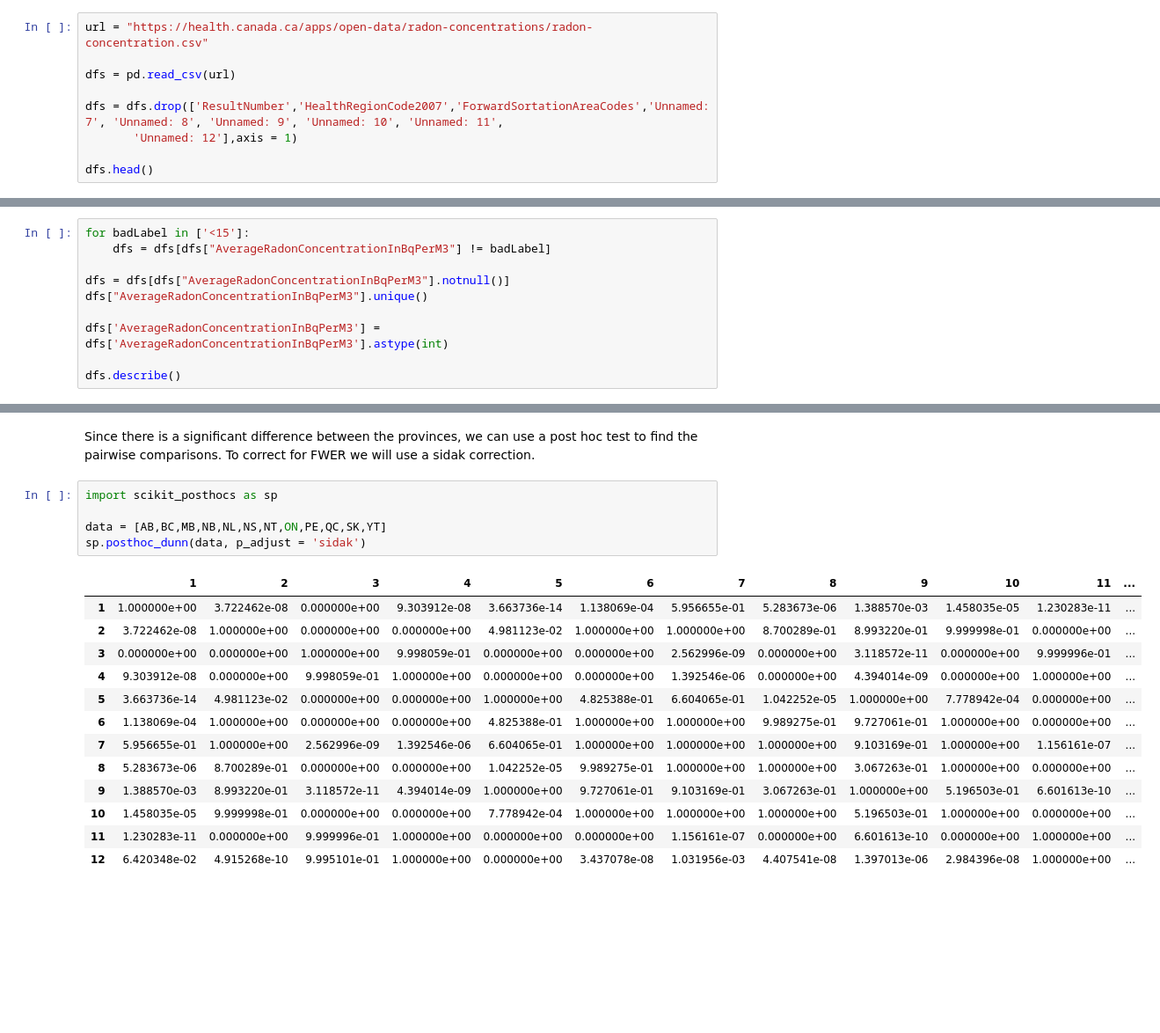
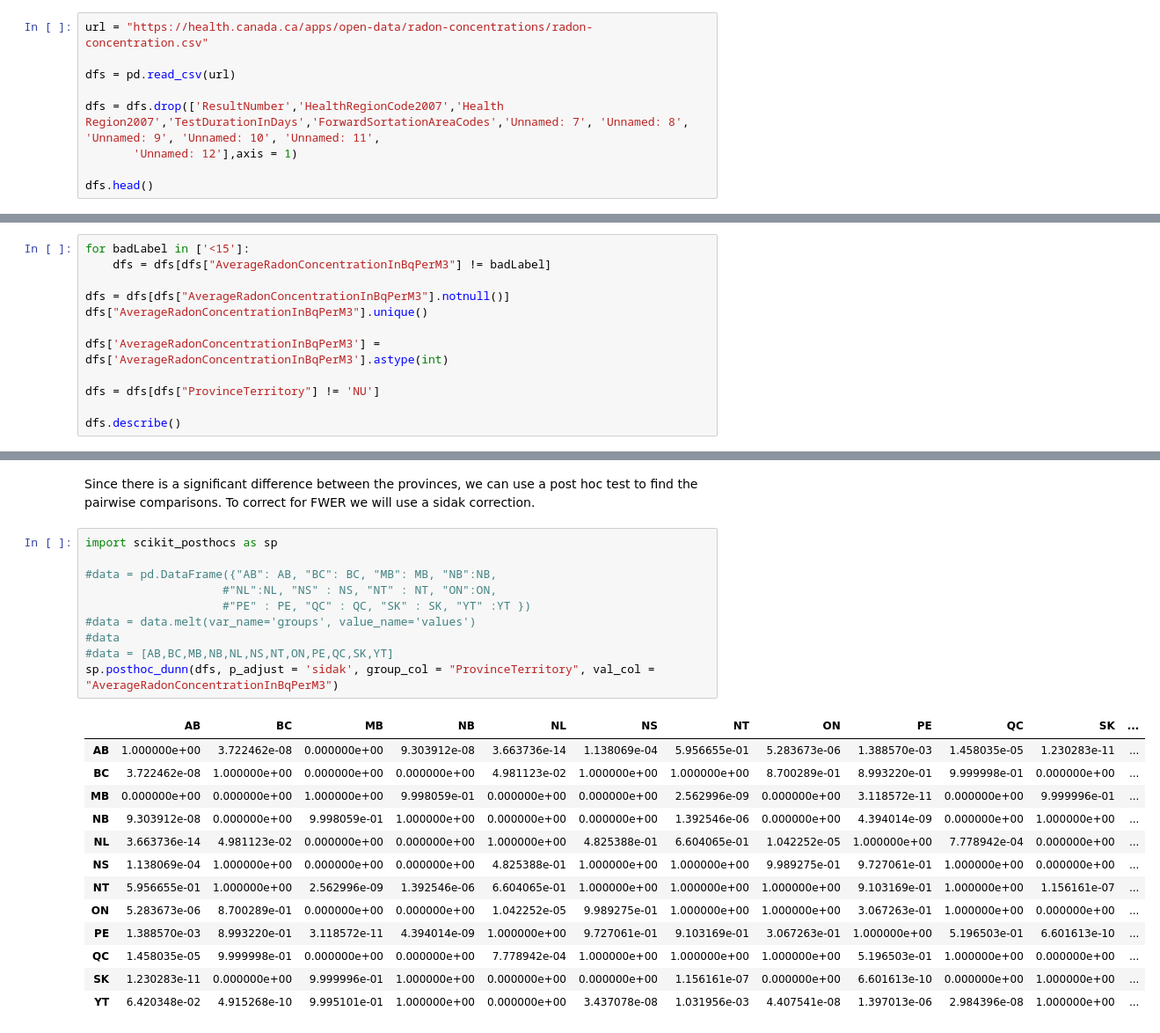
Before and after one commit to StephenStyles/Radon, a Jupyter notebook: PIMS Sample Project.ipynb, the cells around one changed output, grey strips where cells are left out. Shown: that part at 88% size. Cells and saved outputs as stored; diff of their text form; blank space fills up the shorter version.

```diff
--- a/PIMS Sample Project.ipynb
+++ b/PIMS Sample Project.ipynb
@@ -16,7 +16,7 @@ url = "https://health.canada.ca/apps/open-data/radon-concentrations/radon-concen
 
 dfs = pd.read_csv(url)
 
-dfs = dfs.drop(['ResultNumber','HealthRegionCode2007','ForwardSortationAreaCodes','Unnamed: 7', 'Unnamed: 8', 'Unnamed: 9', 'Unnamed: 10', 'Unnamed: 11',
+dfs = dfs.drop(['ResultNumber','HealthRegionCode2007','Health Region2007','TestDurationInDays','ForwardSortationAreaCodes','Unnamed: 7', 'Unnamed: 8', 'Unnamed: 9', 'Unnamed: 10', 'Unnamed: 11',
        'Unnamed: 12'],axis = 1)
 
 dfs.head()
@@ -38,5 +38,7 @@ dfs["AverageRadonConcentrationInBqPerM3"].unique()
 
 dfs['AverageRadonConcentrationInBqPerM3'] = dfs['AverageRadonConcentrationInBqPerM3'].astype(int)
 
+dfs = dfs[dfs["ProvinceTerritory"] != 'NU']
+
 dfs.describe()
 # %% [output]
@@ -147,19 +147,24 @@ Since there is a significant difference between the provinces, we can use a post
 # %%
 import scikit_posthocs as sp
 
-data = [AB,BC,MB,NB,NL,NS,NT,ON,PE,QC,SK,YT]
-sp.posthoc_dunn(data, p_adjust = 'sidak')
+#data = pd.DataFrame({"AB": AB, "BC": BC, "MB": MB, "NB":NB,
+                    #"NL":NL, "NS" : NS, "NT" : NT, "ON":ON,
+                    #"PE" : PE, "QC" : QC, "SK" : SK, "YT" :YT })
+#data = data.melt(var_name='groups', value_name='values')
+#data
+#data = [AB,BC,MB,NB,NL,NS,NT,ON,PE,QC,SK,YT]
+sp.posthoc_dunn(dfs, p_adjust = 'sidak', group_col = "ProvinceTerritory", val_col = "AverageRadonConcentrationInBqPerM3")
 # %% [output]
-|  | 1 | 2 | 3 | 4 | 5 | 6 | 7 | 8 | 9 | 10 | 11 | ... |
-| 1 | 1.000000e+00 | 3.722462e-08 | 0.000000e+00 | 9.303912e-08 | 3.663736e-14 | 1.138069e-04 | 5.956655e-01 | 5.283673e-06 | 1.388570e-03 | 1.458035e-05 | 1.230283e-11 | ... |
-| 2 | 3.722462e-08 | 1.000000e+00 | 0.000000e+00 | 0.000000e+00 | 4.981123e-02 | 1.000000e+00 | 1.000000e+00 | 8.700289e-01 | 8.993220e-01 | 9.999998e-01 | 0.000000e+00 | ... |
-| 3 | 0.000000e+00 | 0.000000e+00 | 1.000000e+00 | 9.998059e-01 | 0.000000e+00 | 0.000000e+00 | 2.562996e-09 | 0.000000e+00 | 3.118572e-11 | 0.000000e+00 | 9.999996e-01 | ... |
-| 4 | 9.303912e-08 | 0.000000e+00 | 9.998059e-01 | 1.000000e+00 | 0.000000e+00 | 0.000000e+00 | 1.392546e-06 | 0.000000e+00 | 4.394014e-09 | 0.000000e+00 | 1.000000e+00 | ... |
-| 5 | 3.663736e-14 | 4.981123e-02 | 0.000000e+00 | 0.000000e+00 | 1.000000e+00 | 4.825388e-01 | 6.604065e-01 | 1.042252e-05 | 1.000000e+00 | 7.778942e-04 | 0.000000e+00 | ... |
-| 6 | 1.138069e-04 | 1.000000e+00 | 0.000000e+00 | 0.000000e+00 | 4.825388e-01 | 1.000000e+00 | 1.000000e+00 | 9.989275e-01 | 9.727061e-01 | 1.000000e+00 | 0.000000e+00 | ... |
-| 7 | 5.956655e-01 | 1.000000e+00 | 2.562996e-09 | 1.392546e-06 | 6.604065e-01 | 1.000000e+00 | 1.000000e+00 | 1.000000e+00 | 9.103169e-01 | 1.000000e+00 | 1.156161e-07 | ... |
-| 8 | 5.283673e-06 | 8.700289e-01 | 0.000000e+00 | 0.000000e+00 | 1.042252e-05 | 9.989275e-01 | 1.000000e+00 | 1.000000e+00 | 3.067263e-01 | 1.000000e+00 | 0.000000e+00 | ... |
-| 9 | 1.388570e-03 | 8.993220e-01 | 3.118572e-11 | 4.394014e-09 | 1.000000e+00 | 9.727061e-01 | 9.103169e-01 | 3.067263e-01 | 1.000000e+00 | 5.196503e-01 | 6.601613e-10 | ... |
-| 10 | 1.458035e-05 | 9.999998e-01 | 0.000000e+00 | 0.000000e+00 | 7.778942e-04 | 1.000000e+00 | 1.000000e+00 | 1.000000e+00 | 5.196503e-01 | 1.000000e+00 | 0.000000e+00 | ... |
-| 11 | 1.230283e-11 | 0.000000e+00 | 9.999996e-01 | 1.000000e+00 | 0.000000e+00 | 0.000000e+00 | 1.156161e-07 | 0.000000e+00 | 6.601613e-10 | 0.000000e+00 | 1.000000e+00 | ... |
-| 12 | 6.420348e-02 | 4.915268e-10 | 9.995101e-01 | 1.000000e+00 | 0.000000e+00 | 3.437078e-08 | 1.031956e-03 | 4.407541e-08 | 1.397013e-06 | 2.984396e-08 | 1.000000e+00 | ... |
+|  | AB | BC | MB | NB | NL | NS | NT | ON | PE | QC | SK | ... |
+| AB | 1.000000e+00 | 3.722462e-08 | 0.000000e+00 | 9.303912e-08 | 3.663736e-14 | 1.138069e-04 | 5.956655e-01 | 5.283673e-06 | 1.388570e-03 | 1.458035e-05 | 1.230283e-11 | ... |
+| BC | 3.722462e-08 | 1.000000e+00 | 0.000000e+00 | 0.000000e+00 | 4.981123e-02 | 1.000000e+00 | 1.000000e+00 | 8.700289e-01 | 8.993220e-01 | 9.999998e-01 | 0.000000e+00 | ... |
+| MB | 0.000000e+00 | 0.000000e+00 | 1.000000e+00 | 9.998059e-01 | 0.000000e+00 | 0.000000e+00 | 2.562996e-09 | 0.000000e+00 | 3.118572e-11 | 0.000000e+00 | 9.999996e-01 | ... |
+| NB | 9.303912e-08 | 0.000000e+00 | 9.998059e-01 | 1.000000e+00 | 0.000000e+00 | 0.000000e+00 | 1.392546e-06 | 0.000000e+00 | 4.394014e-09 | 0.000000e+00 | 1.000000e+00 | ... |
+| NL | 3.663736e-14 | 4.981123e-02 | 0.000000e+00 | 0.000000e+00 | 1.000000e+00 | 4.825388e-01 | 6.604065e-01 | 1.042252e-05 | 1.000000e+00 | 7.778942e-04 | 0.000000e+00 | ... |
+| NS | 1.138069e-04 | 1.000000e+00 | 0.000000e+00 | 0.000000e+00 | 4.825388e-01 | 1.000000e+00 | 1.000000e+00 | 9.989275e-01 | 9.727061e-01 | 1.000000e+00 | 0.000000e+00 | ... |
+| NT | 5.956655e-01 | 1.000000e+00 | 2.562996e-09 | 1.392546e-06 | 6.604065e-01 | 1.000000e+00 | 1.000000e+00 | 1.000000e+00 | 9.103169e-01 | 1.000000e+00 | 1.156161e-07 | ... |
+| ON | 5.283673e-06 | 8.700289e-01 | 0.000000e+00 | 0.000000e+00 | 1.042252e-05 | 9.989275e-01 | 1.000000e+00 | 1.000000e+00 | 3.067263e-01 | 1.000000e+00 | 0.000000e+00 | ... |
+| PE | 1.388570e-03 | 8.993220e-01 | 3.118572e-11 | 4.394014e-09 | 1.000000e+00 | 9.727061e-01 | 9.103169e-01 | 3.067263e-01 | 1.000000e+00 | 5.196503e-01 | 6.601613e-10 | ... |
+| QC | 1.458035e-05 | 9.999998e-01 | 0.000000e+00 | 0.000000e+00 | 7.778942e-04 | 1.000000e+00 | 1.000000e+00 | 1.000000e+00 | 5.196503e-01 | 1.000000e+00 | 0.000000e+00 | ... |
+| SK | 1.230283e-11 | 0.000000e+00 | 9.999996e-01 | 1.000000e+00 | 0.000000e+00 | 0.000000e+00 | 1.156161e-07 | 0.000000e+00 | 6.601613e-10 | 0.000000e+00 | 1.000000e+00 | ... |
+| YT | 6.420348e-02 | 4.915268e-10 | 9.995101e-01 | 1.000000e+00 | 0.000000e+00 | 3.437078e-08 | 1.031956e-03 | 4.407541e-08 | 1.397013e-06 | 2.984396e-08 | 1.000000e+00 | ... |
```
Also changed, not shown: parts of 5 cells of this notebook.
